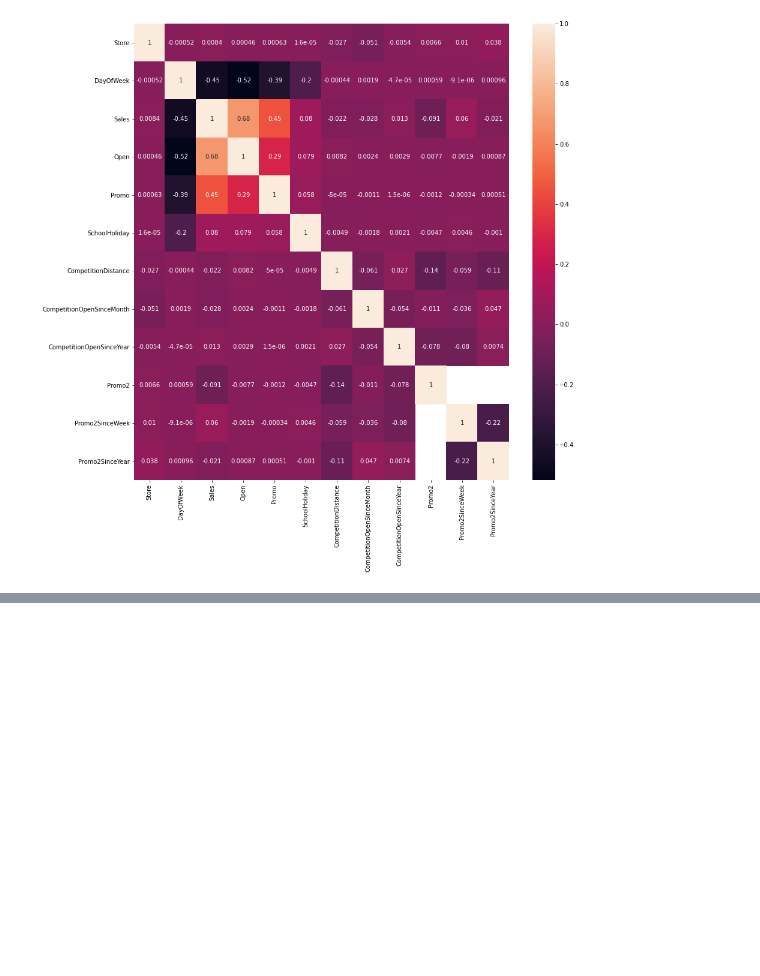
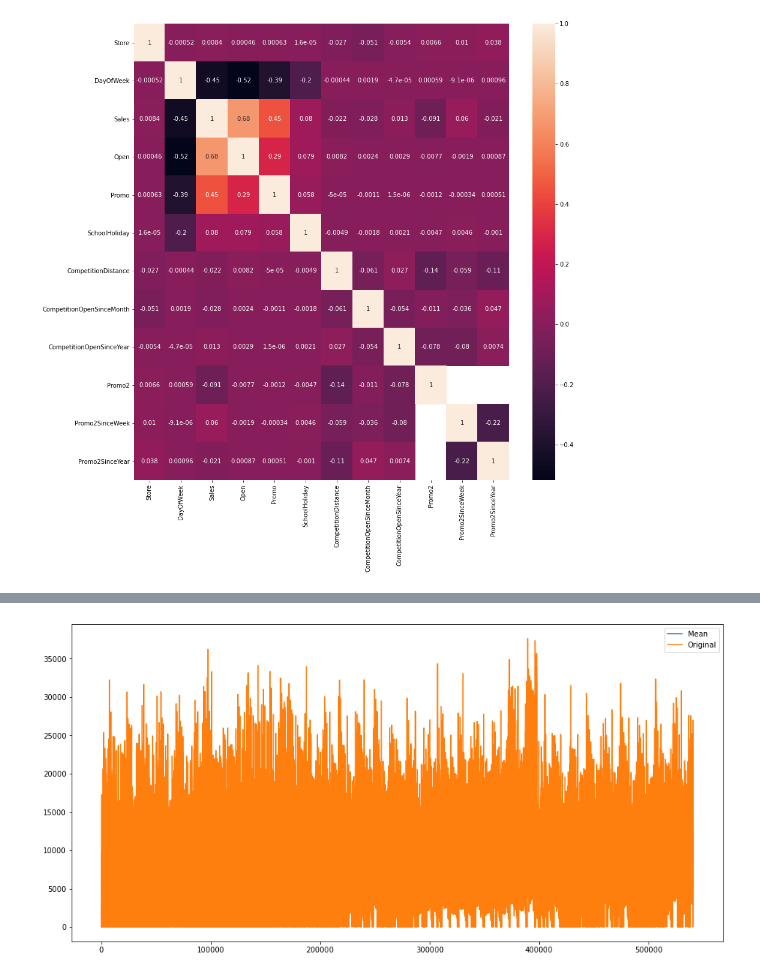
Before and after one commit to JohnEnev/DSR-competition-team1, a Jupyter notebook: notebooks/SG_playing_with_data.ipynb, the cells around one changed output, grey strips where cells are left out. Saved outputs shown, nothing was run; the diff lists cells and outputs as text; code cells hidden in the pictures; blank space fills up the shorter version.

```diff
--- a/notebooks/SG_playing_with_data.ipynb
+++ b/notebooks/SG_playing_with_data.ipynb
@@ -234,0 +337,8 @@ plt.show()
+# %%
+p1 = plt.figure(figsize=(16,8))
+p1 = plt.plot(df_train['Sales_mean'], label='Mean')
+p1 = plt.plot(df_train.loc[:, 'Sales'], label='Original')
+p1 = plt.legend(loc='best')
+plt.show()
+# %% [output]
+[figure, added]
```
Also changed, not shown: parts of 14 cells of this notebook.
